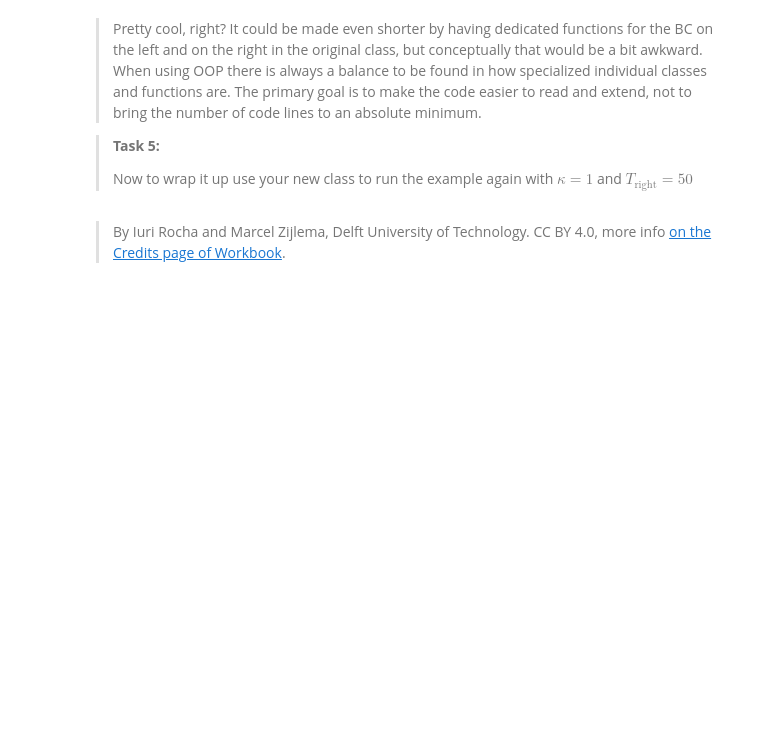
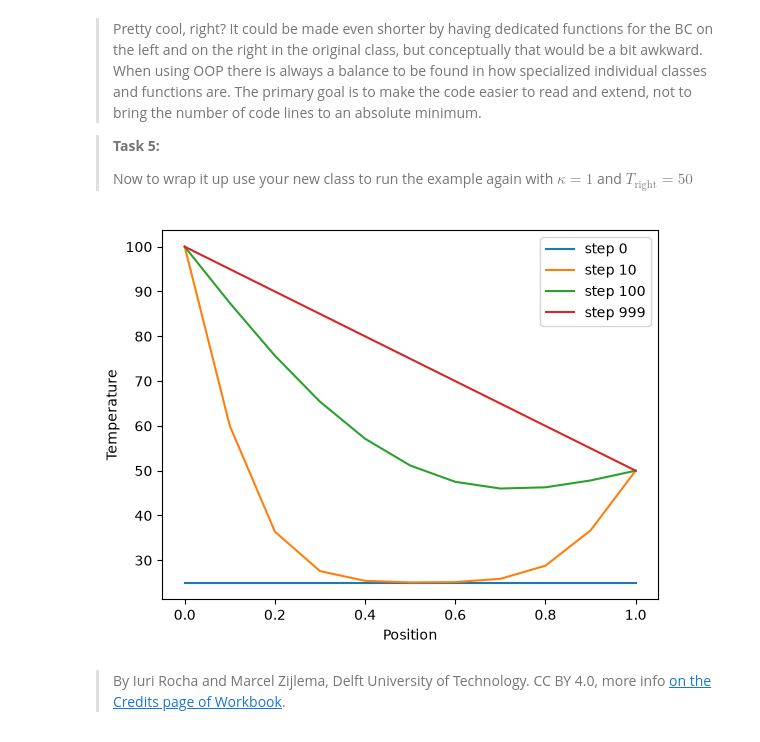
Before and after one commit to fabtapiarodriguez-cloud/Q2, a Jupyter notebook: Week_01/all_files_PA_2_1/2_oop.ipynb, the cells around one changed output. Cells and saved outputs as stored; diff of their text form; code cells hidden in the pictures; blank space fills up the shorter version.

```diff
--- a/Week_01/all_files_PA_2_1/2_oop.ipynb
+++ b/Week_01/all_files_PA_2_1/2_oop.ipynb
@@ -112,6 +130,8 @@ Now for our final trick! Let us extend the solver as we did before, to consider
 # %%
 class MyDiffusion (Diffusion):
     def _apply_bcs(self, n):
+        self.T[n+1,0] = self.bc_left# YOUR_CODE_LINE_HERE
+        self.T[n+1,-1] = self.bc_right
         # YOUR_CODE_LINES_HERE
 # %% [markdown]
 > Pretty cool, right? It could be made even shorter by having dedicated functions for the BC on the left and on the right in the original class, but conceptually that would be a bit awkward. When using OOP there is always a balance to be found in how specialized individual classes and functions are. The primary goal is to make the code easier to read and extend, not to bring the number of code lines to an absolute minimum.
@@ -126,2 +142,10 @@ new_model = # YOUR_CODE_LINE_HERE
+# %%
+new_model = MyDiffusion(L, dx, dt)
+new_model.set_pde_params(1)
+new_model.set_bcs(25, 100, 50)
+new_model.solve(1000)
+new_model.plot_steps([0, 10, 100, 999])
+# %% [output]
+[figure, added]
 # %% [markdown]
 > By Iuri Rocha and Marcel Zijlema, Delft University of Technology. CC BY 4.0, more info [on the Credits page of Workbook](https://mude.citg.tudelft.nl/workbook-2025/credits.html).
```
Also changed, not shown: parts of 6 cells of this notebook, 2 other files.
